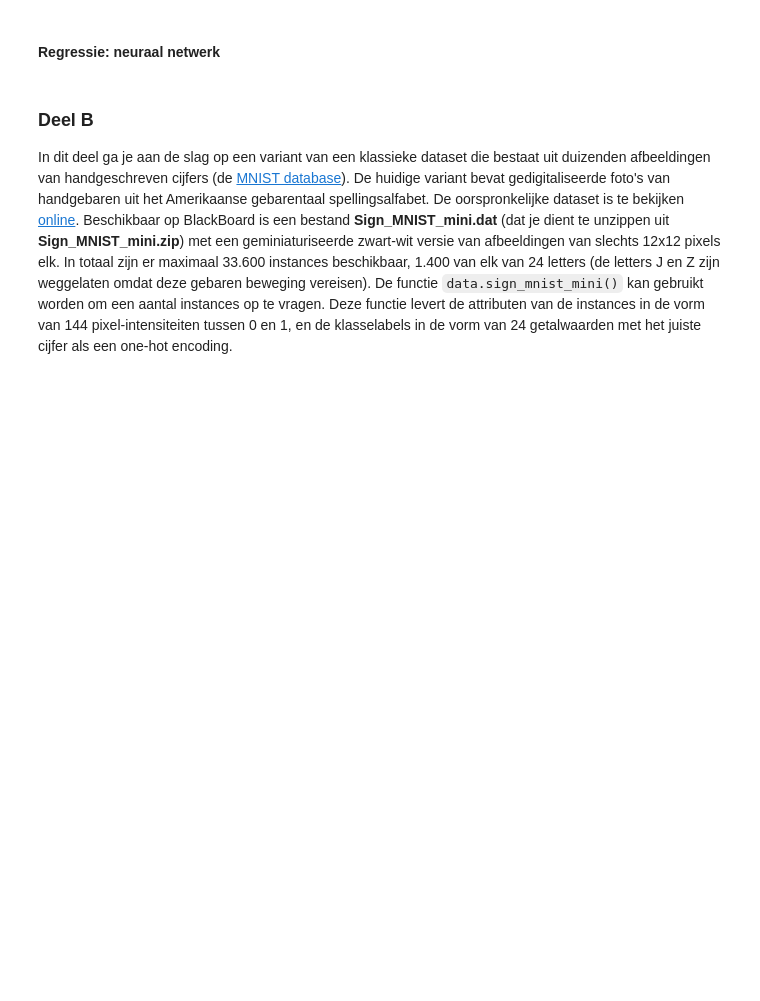
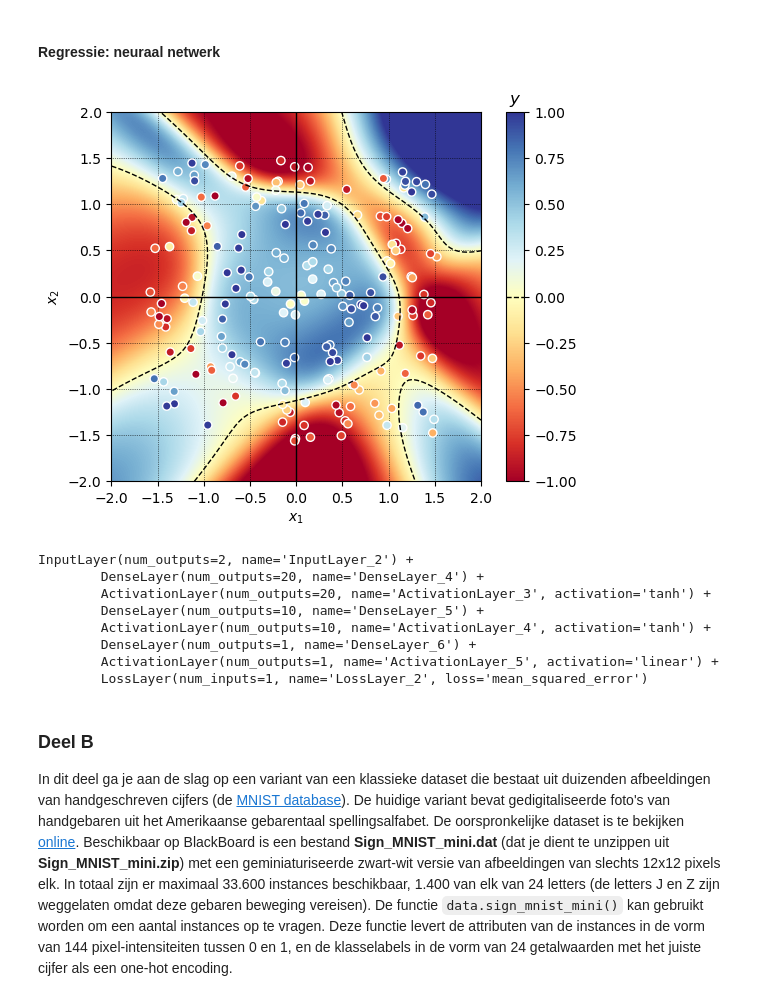
Before and after one commit to Vincent-Talen/Advanced-Datamining, a Jupyter notebook: Final-Assignment/Eindopdracht_v2324.1.ipynb, the cells around one changed output. Cells and saved outputs as stored; diff of their text form; code cells hidden in the pictures; blank space fills up the shorter version.

```diff
--- a/Final-Assignment/Eindopdracht_v2324.1.ipynb
+++ b/Final-Assignment/Eindopdracht_v2324.1.ipynb
@@ -141,15 +193,26 @@ print(my_model)
 # %%
 xs, ys = data.concentric(noise=0.1)
 my_model = (
     layers.InputLayer(2) +
     layers.DenseLayer(20) + layers.ActivationLayer(20, activation=activation_functions.tanh) +
     layers.DenseLayer(10) + layers.ActivationLayer(10, activation=activation_functions.tanh) +
     layers.DenseLayer(1) + layers.ActivationLayer(1, activation=activation_functions.linear) +
     layers.LossLayer(loss=loss_functions.mean_squared_error)
 )
-my_model.fit(xs, ys, alpha=0.05, epochs=200, batch_size=10); my_model.fit(xs, ys, alpha=0.05, epochs=20)
+my_model.fit(xs, ys, alpha=0.05, epochs=200, batch_size=10)
+my_model.fit(xs, ys, alpha=0.05, epochs=20)
 data.scatter(xs, ys, model=my_model)
 print(my_model)
+# %% [output]
+[figure, added]
+InputLayer(num_outputs=2, name='InputLayer_2') +
+        DenseLayer(num_outputs=20, name='DenseLayer_4') +
+        ActivationLayer(num_outputs=20, name='ActivationLayer_3', activation='tanh') +
+        DenseLayer(num_outputs=10, name='DenseLayer_5') +
+        ActivationLayer(num_outputs=10, name='ActivationLayer_4', activation='tanh') +
+        DenseLayer(num_outputs=1, name='DenseLayer_6') +
+        ActivationLayer(num_outputs=1, name='ActivationLayer_5', activation='linear') +
+        LossLayer(num_inputs=1, name='LossLayer_2', loss='mean_squared_error')
 # %% [markdown]
 ### <a id='Deel_B'>Deel B</a>
 
```
Also changed, not shown: parts of 33 cells of this notebook, 3 other files.
